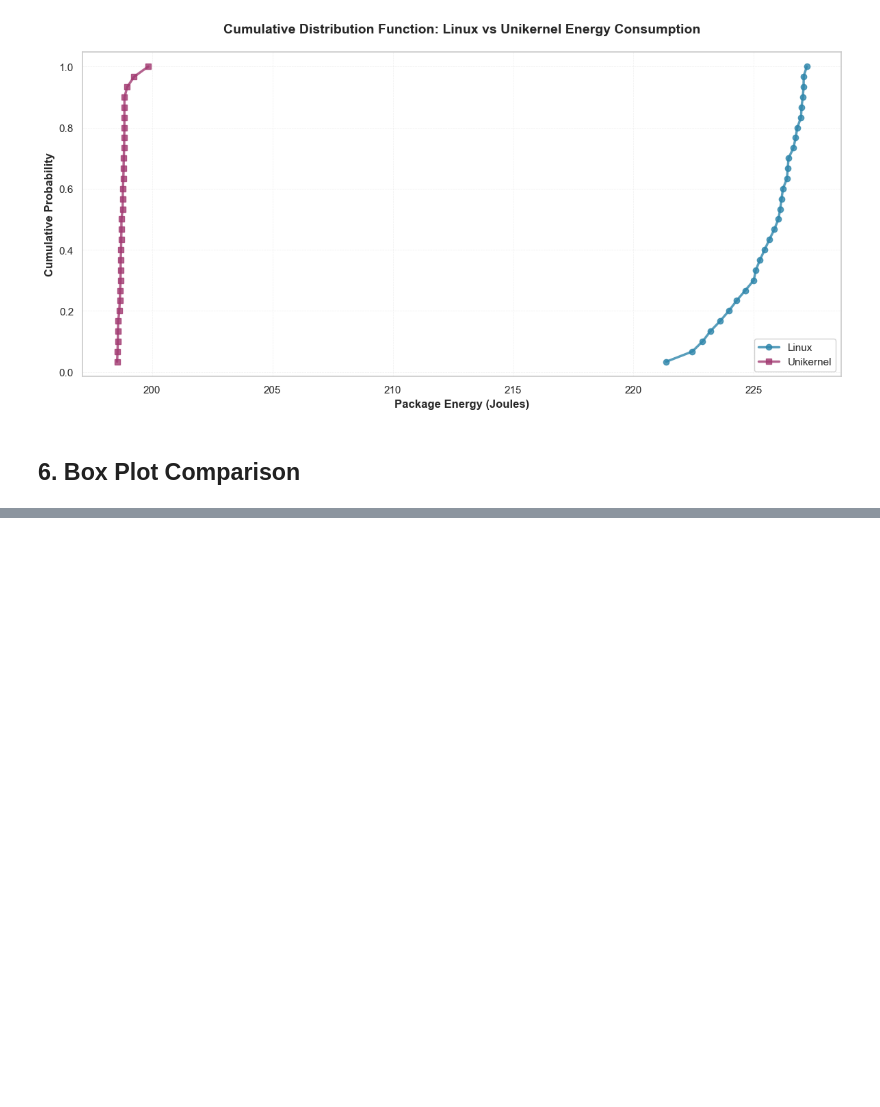
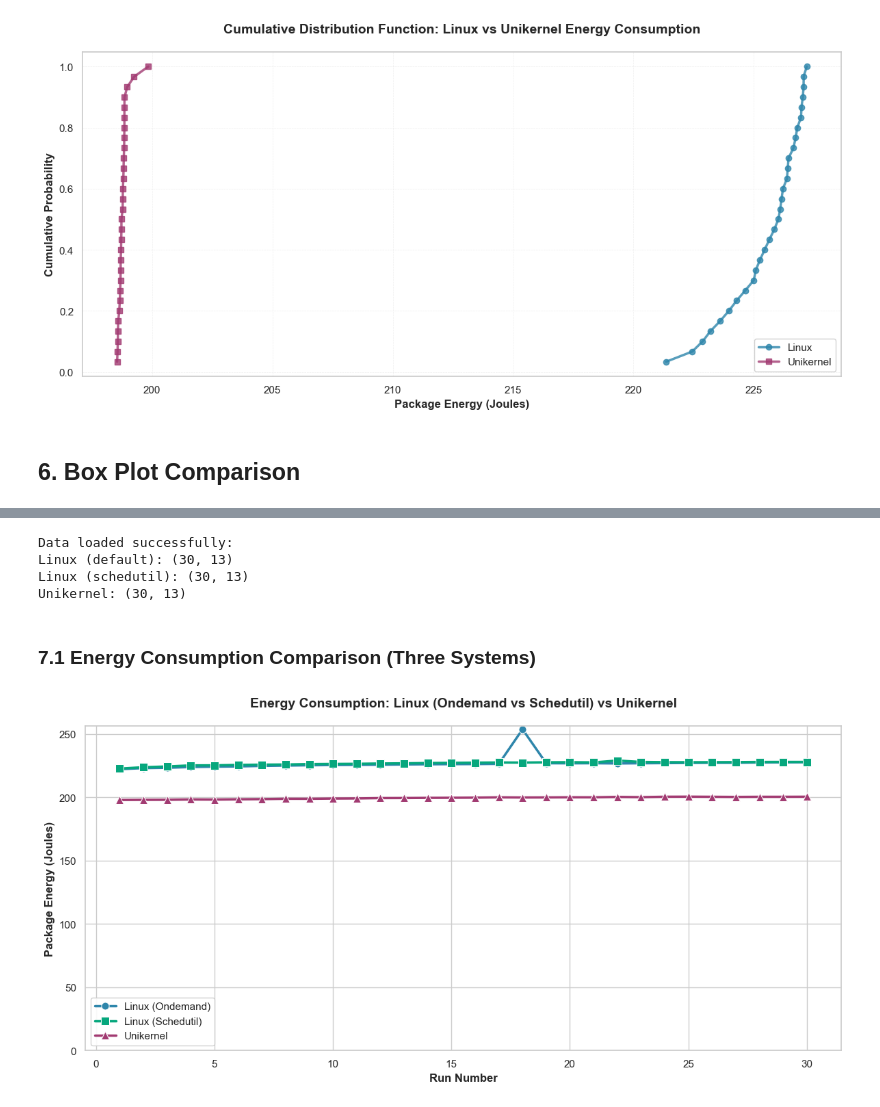
Before and after one commit to sondreross/testing, a Jupyter notebook: energy_comparison.ipynb, the cells around one changed output, grey strips where cells are left out. Drawn from its saved outputs; the diff is of its cells as text; code cells hidden in the pictures; blank space fills up the shorter version.

Commit message:
add unikernel beeps

```diff
--- a/energy_comparison.ipynb
+++ b/energy_comparison.ipynb
@@ -490,0 +258,78 @@ Efficiency Comparison:
+# %%
+# Load new data files
+linux_2_df = pd.read_csv('linux_2_1.csv')
+linux_schedutil_df = pd.read_csv('linux_schedutil_2_1.csv')
+unikernel_2_df = pd.read_csv('unikernel_2_1.csv')
+
+# Add run numbers
+linux_2_df['run'] = range(1, len(linux_2_df) + 1)
+linux_schedutil_df['run'] = range(1, len(linux_schedutil_df) + 1)
+unikernel_2_df['run'] = range(1, len(unikernel_2_df) + 1)
+
+print("Data loaded successfully:")
+print(f"Linux (default): {linux_2_df.shape}")
+print(f"Linux (schedutil): {linux_schedutil_df.shape}")
+print(f"Unikernel: {unikernel_2_df.shape}")
+# %% [output]
+Data loaded successfully:
+Linux (default): (30, 13)
+Linux (schedutil): (30, 13)
+Unikernel: (30, 13)
+# %% [markdown]
+### 7.1 Energy Consumption Comparison (Three Systems)
+# %%
+# Create figure and axis
+plt.figure(figsize=(12, 6))
+
+# Plot all three systems
+sns.lineplot(data=linux_2_df, x='run', y='pkg_joules',
+             marker='o', linewidth=2.5, markersize=8,
+             label='Linux (Ondemand)', color='#2E86AB')
+
+sns.lineplot(data=linux_schedutil_df, x='run', y='pkg_joules',
+             marker='s', linewidth=2.5, markersize=8,
+             label='Linux (Schedutil)', color='#06A77D')
+
+sns.lineplot(data=unikernel_2_df, x='run', y='pkg_joules',
+             marker='^', linewidth=2.5, markersize=8,
+             label='Unikernel', color='#A23B72')
+
+# Add labels and title
+plt.xlabel('Run Number', fontsize=12, fontweight='bold')
+plt.ylabel('Package Energy (Joules)', fontsize=12, fontweight='bold')
+plt.title('Energy Consumption: Linux (Ondemand vs Schedutil) vs Unikernel',
+          fontsize=14, fontweight='bold', pad=20)
+
+# Set y-axis to start from 0 to show full scale
+plt.ylim(0, None)
+
+# Add legend
+plt.legend(fontsize=11, loc='best', framealpha=0.9)
+
+# Improve layout
+plt.tight_layout()
+
+# Display the plot
+plt.show()
+
+# Print summary statistics
+print("\nSummary Statistics:")
+print(f"\nLinux (Ondemand):")
+print(f"  Mean: {linux_2_df['pkg_joules'].mean():.2f} J")
+print(f"  Std:  {linux_2_df['pkg_joules'].std():.2f} J")
+print(f"  Min:  {linux_2_df['pkg_joules'].min():.2f} J")
+print(f"  Max:  {linux_2_df['pkg_joules'].max():.2f} J")
+
+print(f"\nLinux (Schedutil):")
+print(f"  Mean: {linux_schedutil_df['pkg_joules'].mean():.2f} J")
+print(f"  Std:  {linux_schedutil_df['pkg_joules'].std():.2f} J")
+print(f"  Min:  {linux_schedutil_df['pkg_joules'].min():.2f} J")
+print(f"  Max:  {linux_schedutil_df['pkg_joules'].max():.2f} J")
+
+print(f"\nUnikernel:")
+print(f"  Mean: {unikernel_2_df['pkg_joules'].mean():.2f} J")
+print(f"  Std:  {unikernel_2_df['pkg_joules'].std():.2f} J")
+print(f"  Min:  {unikernel_2_df['pkg_joules'].min():.2f} J")
+print(f"  Max:  {unikernel_2_df['pkg_joules'].max():.2f} J")
+# %% [output]
+[figure, added]
```
Also changed, not shown: parts of 16 cells of this notebook, 2 other files.
